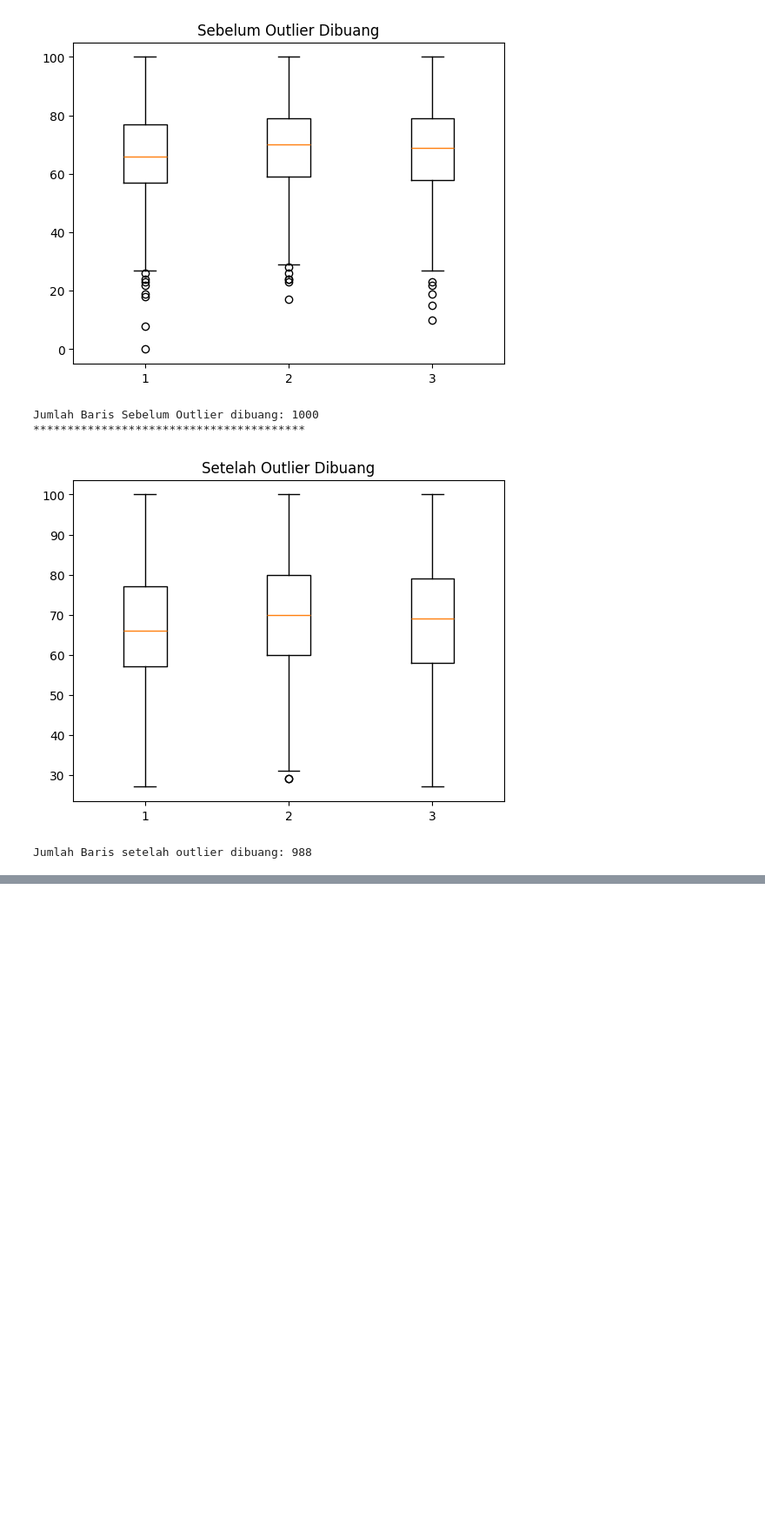
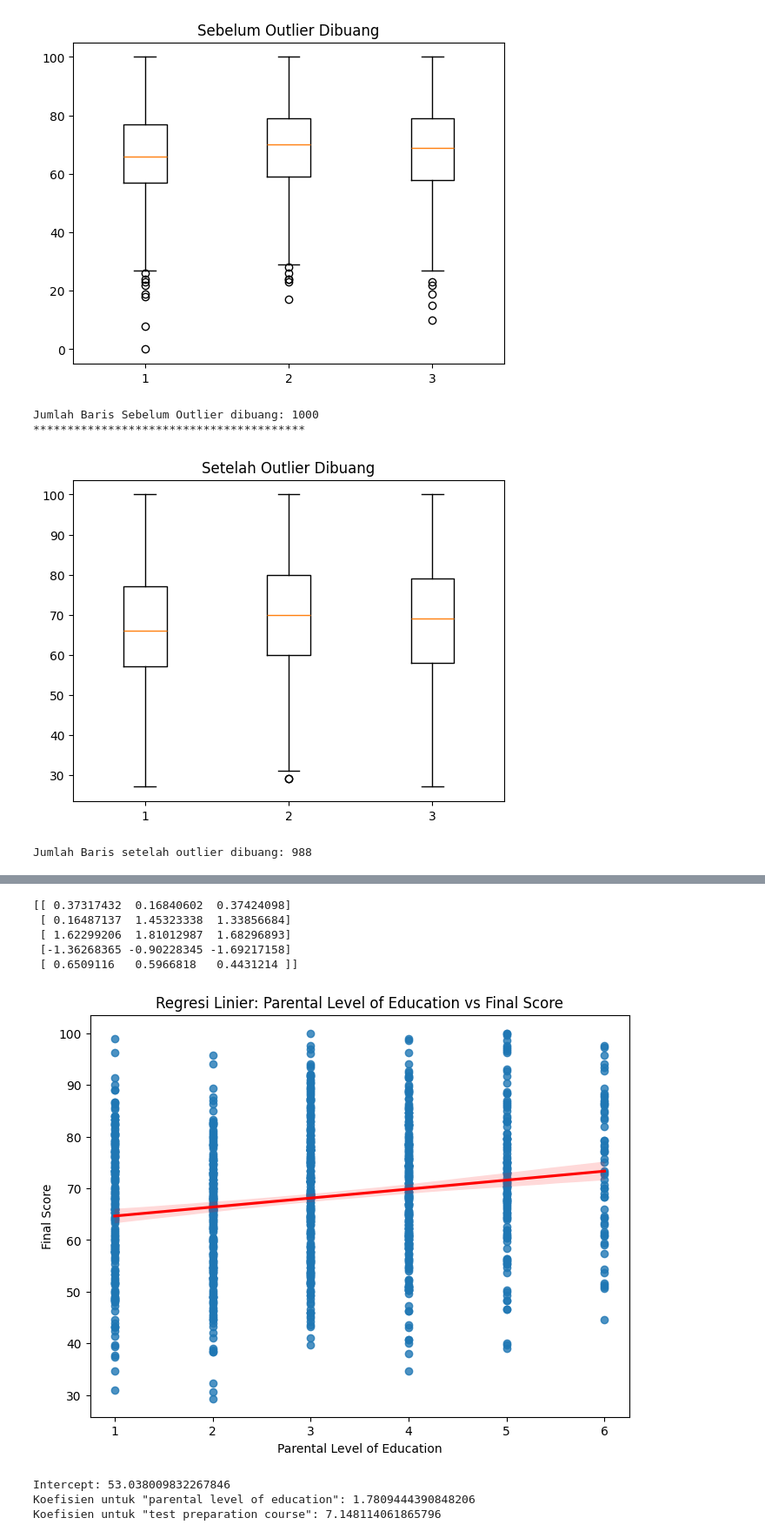
Before and after one commit to hendrii1/tubes_datmin, a Jupyter notebook: Model/model.ipynb, the cells around one changed output, grey strips where cells are left out. Shown at 87% size. Saved outputs shown, nothing was run; the diff lists cells and outputs as text; code cells hidden in the pictures; blank space fills up the shorter version.

Commit message:
nambah modelling

```diff
--- a/Model/model.ipynb
+++ b/Model/model.ipynb
@@ -195,0 +170,21 @@ df.to_csv('peforma_cleaned.csv', index=False)
+# %%
+from sklearn.preprocessing import StandardScaler
+
+# Menyiapkan data untuk clustering (menggunakan kolom numerik yang relevan)
+X = df[['math score', 'reading score', 'writing score']]
+
+# Melakukan standardisasi pada data
+scaler = StandardScaler()
+X_scaled = scaler.fit_transform(X)
+
+# Menampilkan data yang sudah distandarisasi
+print(X_scaled[:5])  # Menampilkan 5 baris pertama data yang sudah distandarisasi
+
+# Save data yang sudah bersih
+df.to_csv('peforma_cleaned.csv', index=False)
+# %% [output]
+[[ 0.37317432  0.16840602  0.37424098]
+ [ 0.16487137  1.45323338  1.33856684]
+ [ 1.62299206  1.81012987  1.68296893]
+ [-1.36268365 -0.90228345 -1.69217158]
+ [ 0.6509116   0.5966818   0.4431214 ]]
@@ -195,0 +193,40 @@ df.to_csv('peforma_cleaned.csv', index=False)
+# %%
+import pandas as pd
+from sklearn.linear_model import LinearRegression
+import seaborn as sns
+import matplotlib.pyplot as plt
+
+# Memuat data dari file CSV
+df = pd.read_csv('peforma_cleaned.csv')
+
+# Menyiapkan data untuk regresi
+# Variabel independen (X): parental level of education dan test preparation course
+X = df[['parental level of education', 'test preparation course']]
+
+# Variabel dependen (y): final score
+y = df['final score']
+
+# Membuat model regresi linier
+model = LinearRegression()
+model.fit(X, y)
+
+# Menghitung prediksi
+y_pred = model.predict(X)
+
+# Visualisasi: Menampilkan hubungan antara 'parental level of education' dan 'final score'
+plt.figure(figsize=(8, 6))
+sns.regplot(x='parental level of education', y='final score', data=df, line_kws={"color":"red"})
+plt.title('Regresi Linier: Parental Level of Education vs Final Score')
+plt.xlabel('Parental Level of Education')
+plt.ylabel('Final Score')
+plt.show()
+
+# Menampilkan koefisien model untuk setiap variabel
+print(f'Intercept: {model.intercept_}')
+print(f'Koefisien untuk "parental level of education": {model.coef_[0]}')
+print(f'Koefisien untuk "test preparation course": {model.coef_[1]}')
+# %% [output]
+[figure, added]
+Intercept: 53.038009832267846
+Koefisien untuk "parental level of education": 1.7809444390848206
+Koefisien untuk "test preparation course": 7.148114061865796
```
Also changed, not shown: parts of 16 cells of this notebook, 2 other files.
